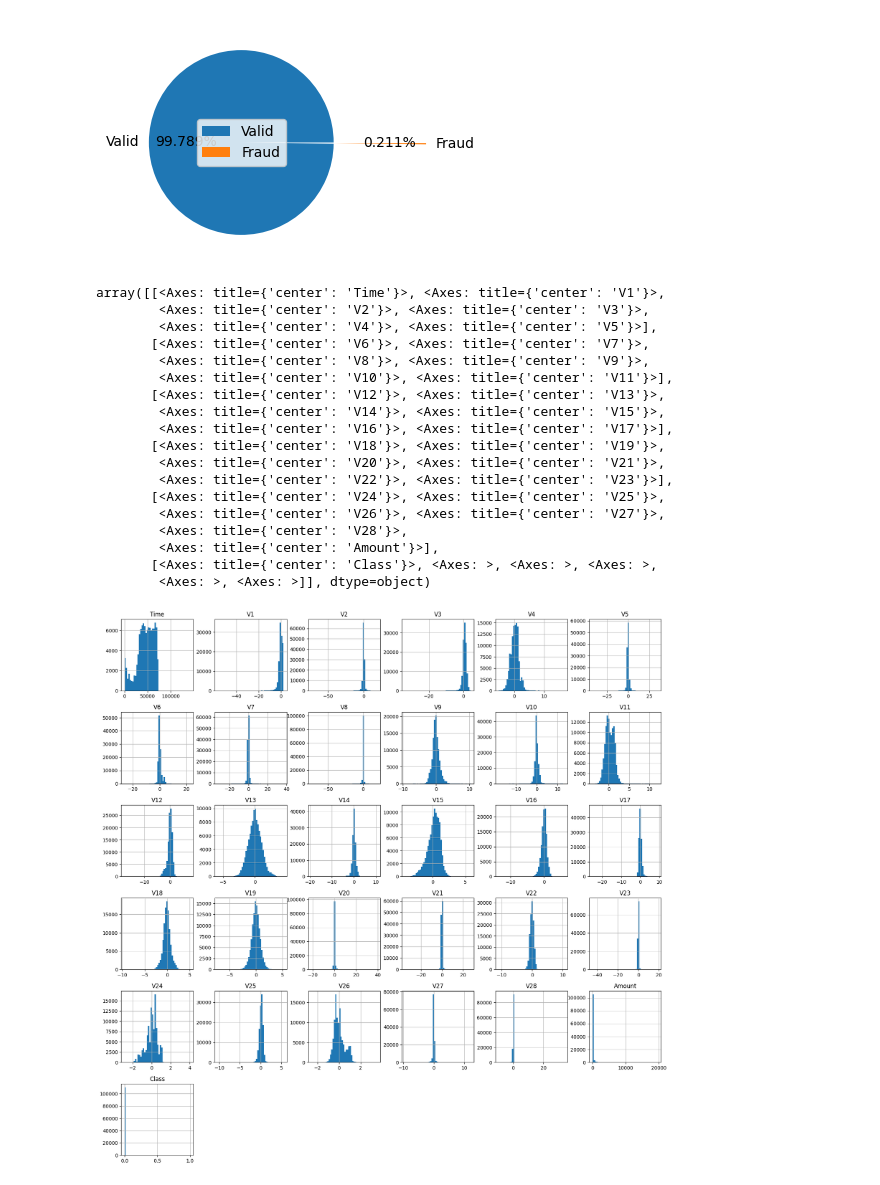
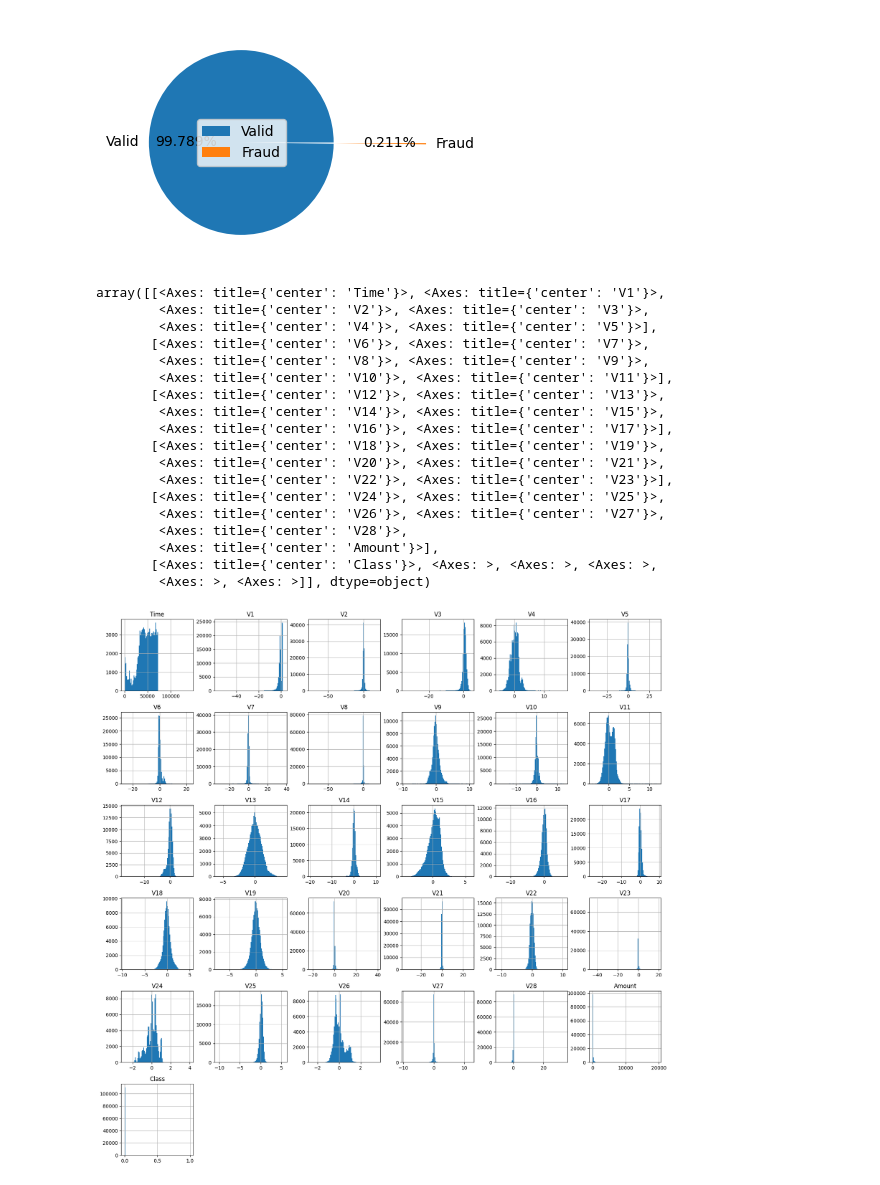
Before and after one commit to NatashaMoses/DataScience_Projects, a Jupyter notebook: Credit_Card_Fraud_Detection/CreditCard_Fraud_Detection_Using_Python.ipynb, the cells around one changed output. Saved outputs shown, nothing was run; the diff lists cells and outputs as text; code cells hidden in the pictures.

```diff
--- a/Credit_Card_Fraud_Detection/CreditCard_Fraud_Detection_Using_Python.ipynb
+++ b/Credit_Card_Fraud_Detection/CreditCard_Fraud_Detection_Using_Python.ipynb
@@ -125,24 +125,24 @@ plt.show()
 # %% [output]
 [figure]
 # %%
-df.hist(bins=50, figsize=(20,20))
+df.hist(bins=100, figsize=(20,20))
 # %% [output]
 array([[<Axes: title={'center': 'Time'}>, <Axes: title={'center': 'V1'}>,
         <Axes: title={'center': 'V2'}>, <Axes: title={'center': 'V3'}>,
         <Axes: title={'center': 'V4'}>, <Axes: title={'center': 'V5'}>],
        [<Axes: title={'center': 'V6'}>, <Axes: title={'center': 'V7'}>,
         <Axes: title={'center': 'V8'}>, <Axes: title={'center': 'V9'}>,
         <Axes: title={'center': 'V10'}>, <Axes: title={'center': 'V11'}>],
        [<Axes: title={'center': 'V12'}>, <Axes: title={'center': 'V13'}>,
         <Axes: title={'center': 'V14'}>, <Axes: title={'center': 'V15'}>,
         <Axes: title={'center': 'V16'}>, <Axes: title={'center': 'V17'}>],
        [<Axes: title={'center': 'V18'}>, <Axes: title={'center': 'V19'}>,
         <Axes: title={'center': 'V20'}>, <Axes: title={'center': 'V21'}>,
         <Axes: title={'center': 'V22'}>, <Axes: title={'center': 'V23'}>],
        [<Axes: title={'center': 'V24'}>, <Axes: title={'center': 'V25'}>,
         <Axes: title={'center': 'V26'}>, <Axes: title={'center': 'V27'}>,
         <Axes: title={'center': 'V28'}>,
         <Axes: title={'center': 'Amount'}>],
        [<Axes: title={'center': 'Class'}>, <Axes: >, <Axes: >, <Axes: >,
         <Axes: >, <Axes: >]], dtype=object)
-[figure, old version]
+[figure, new version]
```
Also changed, not shown: parts of 4 cells of this notebook.
